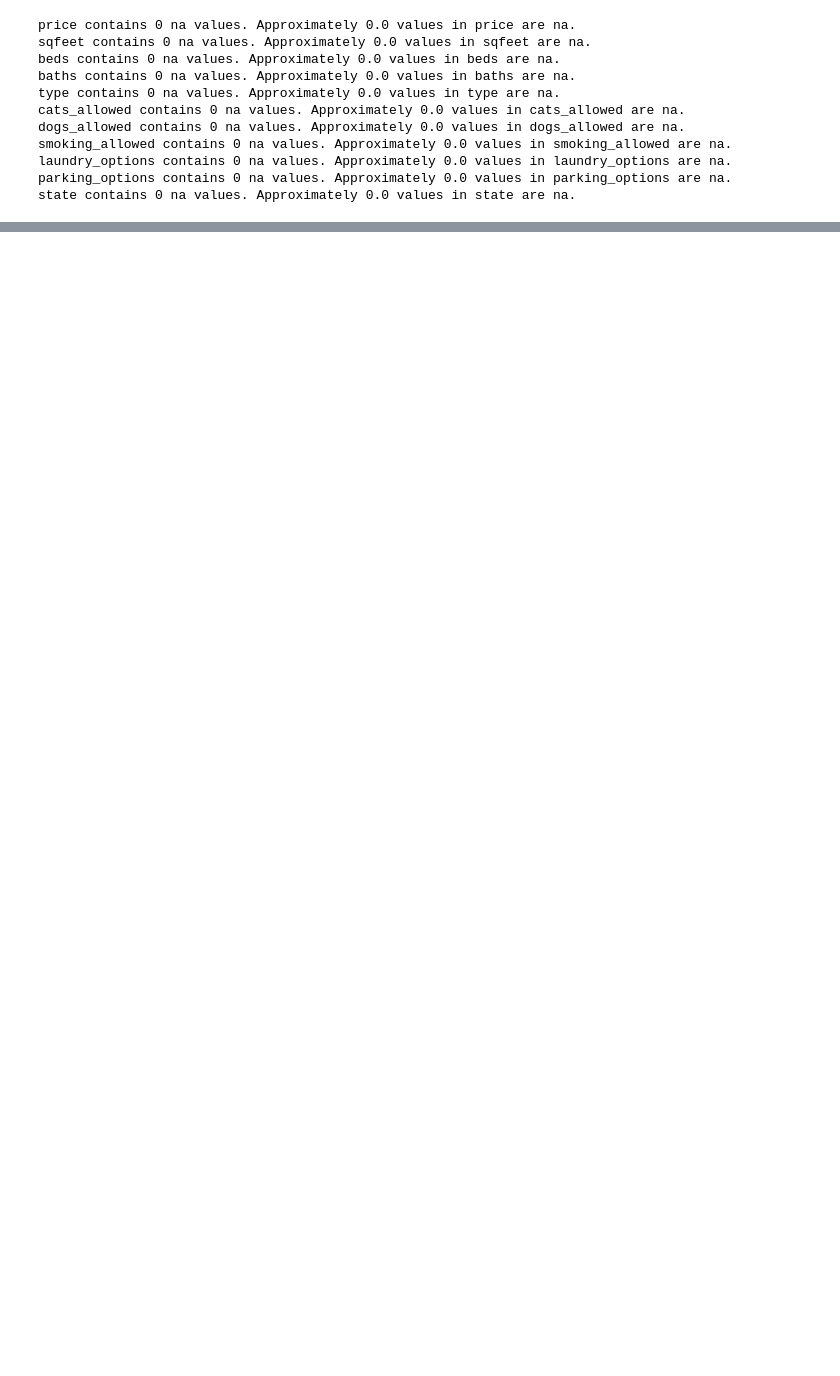
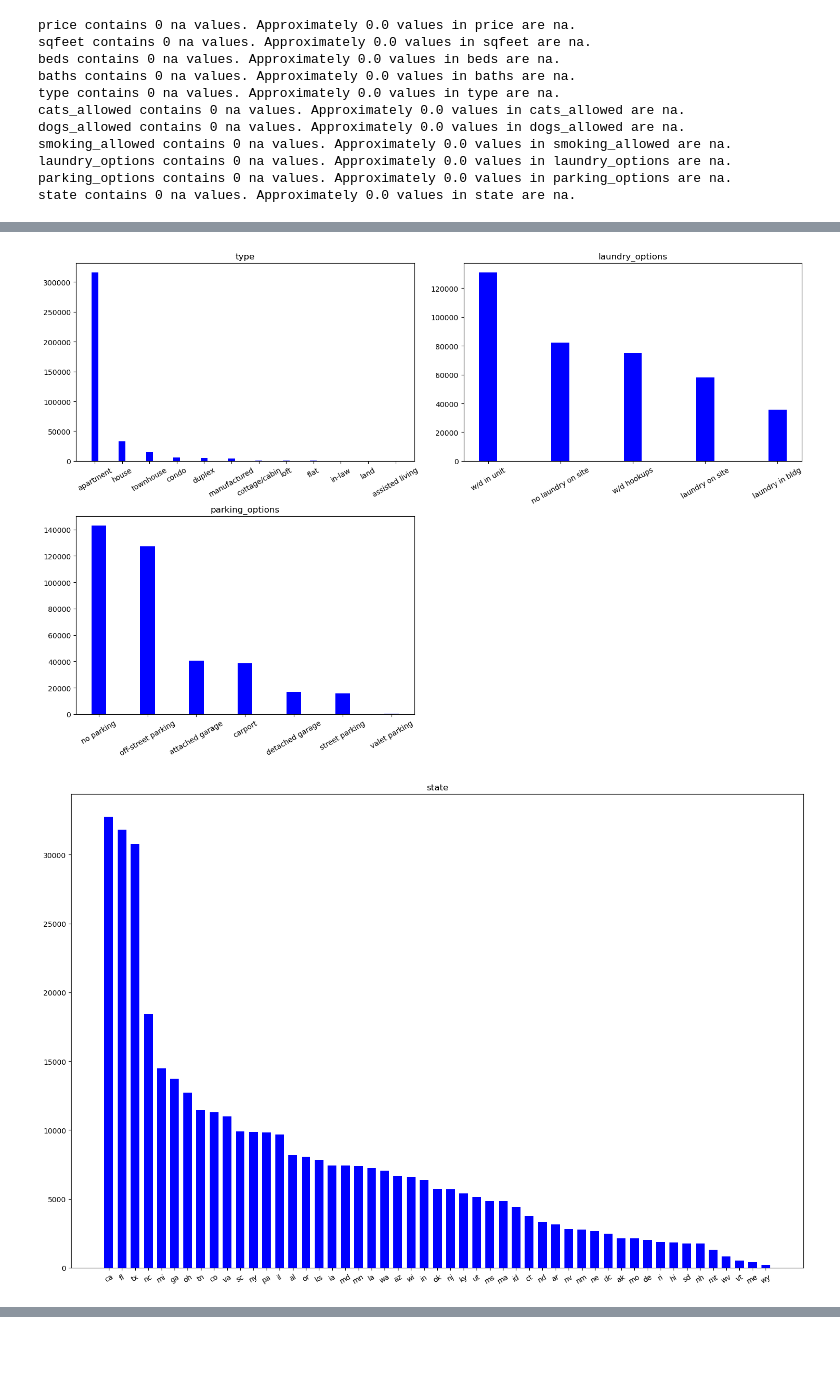
Before and after one commit to taylor-j-murray/Machine-Learning-Project, a Jupyter notebook: Housing_Data_ML/EDA.ipynb, the cells around one changed output, grey strips where cells are left out. Drawn from its saved outputs; the diff is of its cells as text; code cells hidden in the pictures; blank space fills up the shorter version.

```diff
--- a/Housing_Data_ML/EDA.ipynb
+++ b/Housing_Data_ML/EDA.ipynb
@@ -234,0 +330,48 @@ As indicated the above cell, the DataFrame `data` now has each old na value in `
+# %%
+
+def BarChart(db: pd.DataFrame, n_cols, cols : list[str], col_to_width : dict, col_to_color : dict, tik_scale = 2, tik_rotate = 0, fig_size = (10,10)):
+    n_cols = n_cols
+    n_total = len(cols)
+    n_rows = int(np.ceil(n_total/n_cols))
+    fig,ax = plt.subplots(nrows = n_rows, ncols = n_cols, figsize = fig_size)
+    ax = np.atleast_2d(ax)
+
+    for idx,col in enumerate(cols):
+        to_bar = db[col].value_counts()
+
+
+        subjects = to_bar.index
+        values = to_bar.values
+        tik = np.asarray([i for i in range(len(subjects))]) * tik_scale
+
+
+        i,j = divmod(idx,n_cols)
+        ax[i,j].bar(tik, values,
+                    width = col_to_width.get(col, 0.8), # default width of bars is 0.8
+                    color = col_to_color.get(col, 'blue')) #default color of bars is blue
+
+        ax[i,j].set_title(col)
+        ax[i,j].set_xticks(tik)
+        ax[i,j].set_xticklabels(subjects, rotation = tik_rotate)
+
+    for k in range(n_total, n_cols * n_rows):
+        i,j = divmod(k, n_cols)
+        ax[i,j].axis('off')
+    plt.tight_layout()
+    plt.show()
+    return None
+
+columns = ['type','laundry_options', 'parking_options']
+n_cols =2
+col_to_width = {'type':5,'laundry_options' : 5, 'parking_options': 6}
+tik_scale = 20
+tik_rotate = 30
+col_to_color = {'type' : 'blue','laundry_options' : 'blue', 'parking_options' : 'blue'}
+
+BarChart(data, cols= columns, n_cols=n_cols, col_to_width=col_to_width, col_to_color=col_to_color, tik_scale=tik_scale, tik_rotate = tik_rotate, fig_size=(15,10))
+
+
+BarChart(data, cols =['state'], n_cols=1, col_to_width = {'state': 2}, col_to_color = {'state' : 'blue'}, tik_scale = 3,tik_rotate =30, fig_size=(15,10))
+# %% [output]
+[figure, added]
+[figure, added]
```
Also changed, not shown: parts of 23 cells of this notebook, 2 other files.
